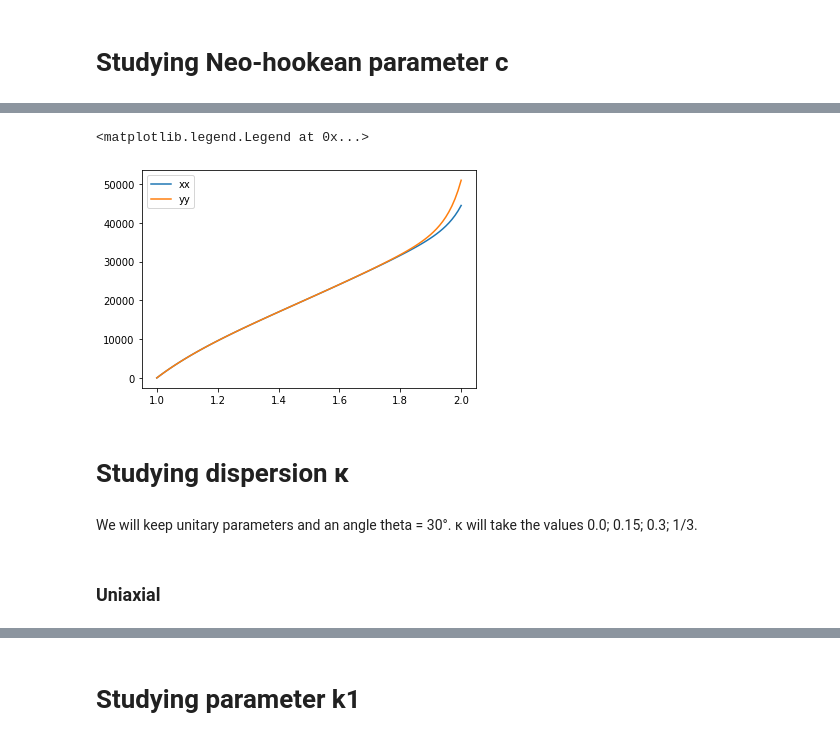
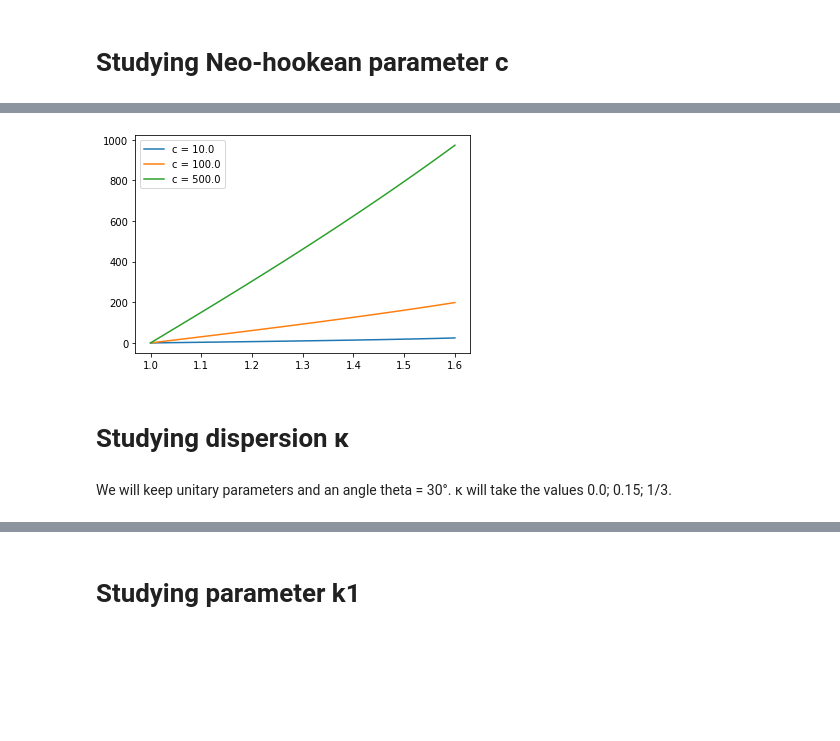
Before and after one commit to luis-rodrigues-8/Constitutive_Models, a Jupyter notebook: HGO_Studying_parameters.ipynb, the cells around one changed output, grey strips where cells are left out. Drawn from its saved outputs; the diff is of its cells as text; code cells hidden in the pictures; blank space fills up the shorter version.

```diff
--- a/HGO_Studying_parameters.ipynb
+++ b/HGO_Studying_parameters.ipynb
@@ -326,11 +196,15 @@ load = "uniaxial"
 k1 = 1.0 # pressure units
 k2 = 1.0
 theta = 30 # degrees
-a01 = [-np.sin(np.deg2rad(theta)),np.cos(np.deg2rad(theta)),0]
 
-c= 0.01 # pressure units
+c= 10 # pressure units
+params = [c, κ, k1, k2, theta]
+y1 = np.array(get_curve(params,1.0,1.6,100,load))
 
-params = [c, κ, k1, k2, a01]
+c= 100 # pressure units
+params = [c, κ, k1, k2, theta]
+y2 = np.array(get_curve(params,1.0,1.6,100,load))
 
-check = np.array(get_curve(params,1.0,2.0,100,load))
-plt.plot(check[:,0],check[:,1])
+c= 500 # pressure units
+params = [c, κ, k1, k2, theta]
+y3 = np.array(get_curve(params,1.0,1.6,100,load))
@@ -428,21 +211,17 @@ plt.legend()
-# %%
-c= 10000 # pressure units
-
-params = [c, κ, k1, k2, a01]
-
-[check_xx,check_yy] = np.array(get_curve(params,1.0,2.0,100,load))
-plt.plot(check_xx[:,0],check_xx[:,1],label = "xx")
-plt.plot(check_yy[:,0],check_yy[:,1], label = "yy")
-plt.legend()
-# %% [output]
-<matplotlib.legend.Legend at 0x...>
-[figure, removed]
+# %%
+plt.plot(x,y1, label = "c = 10")
+plt.plot(x,y2, label = "c = 100")
+plt.plot(x,y3, label = "c = 500")
+
+
+plt.legend()
+plt.show()
+# %% [output]
+[figure, added]
 # %% [markdown]
 # Studying dispersion κ
 # %% [markdown]
-We will keep unitary parameters and an angle theta = 30°. κ will take the values 0.0; 0.15; 0.3; 1/3.
+We will keep unitary parameters and an angle theta = 30°. κ will take the values 0.0; 0.15; 1/3.
-# %% [markdown]
-### Uniaxial
 # %%
 load = "uniaxial"
 
```
Also changed, not shown: parts of 71 cells of this notebook.
